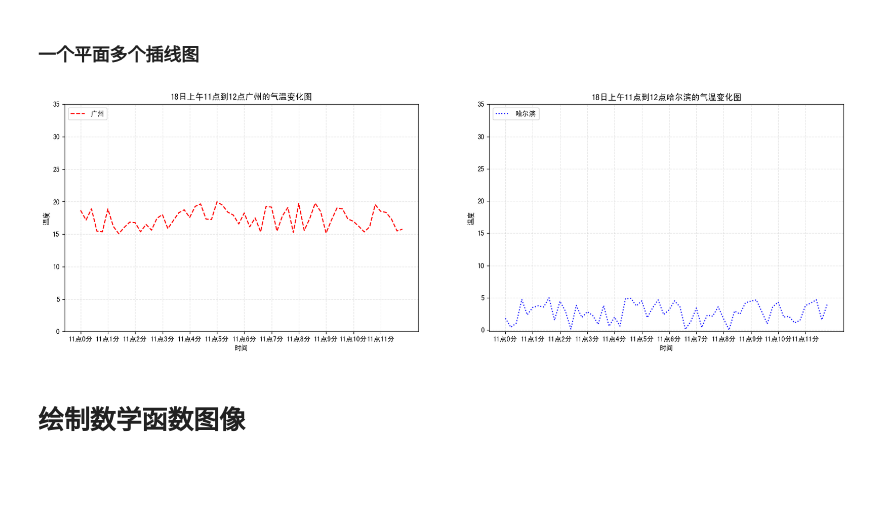
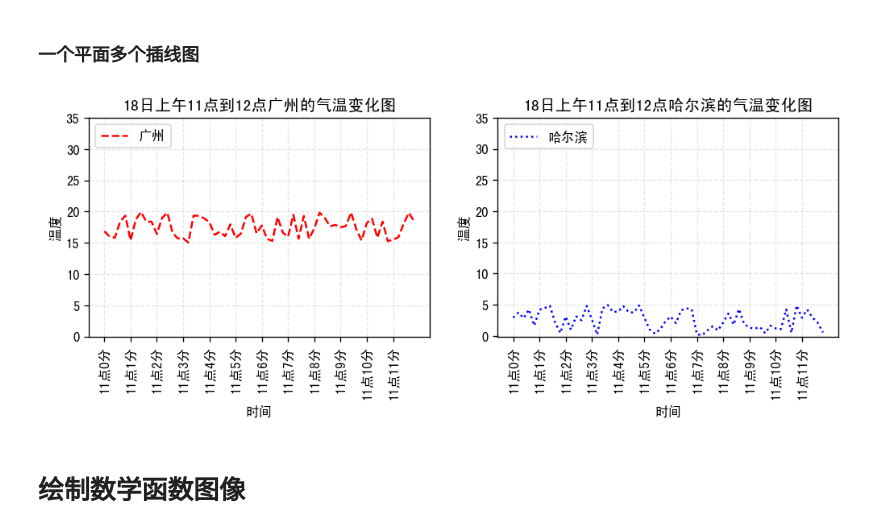
Before and after one commit to aemooooon/Data-Visualization, a Jupyter notebook: matplotlib.ipynb, the cells around one changed output. Saved outputs shown, nothing was run; the diff lists cells and outputs as text; code cells hidden in the pictures; blank space fills up the shorter version.

```diff
--- a/matplotlib.ipynb
+++ b/matplotlib.ipynb
@@ -90,37 +90,37 @@ x = range(60)
 y_guangzhou = [random.uniform(15,20) for i in x]
 y_haerbing = [random.uniform(0,5) for i in x]
 
-figure, axes = plt.subplots(nrows=1, ncols=2, figsize=(20,6), dpi=100)
+figure, axes = plt.subplots(nrows=1, ncols=2, figsize=(10,3), dpi=120)
 
 axes[0].plot(x, y_guangzhou, color='r', linestyle='--', label="广州")
 axes[1].plot(x, y_haerbing, color='b', linestyle=':', label="哈尔滨")
 
 x_label = ["11点{}分".format(i) for i in x]
 axes[0].set_xticks(x[::5])
-axes[0].set_xticklabels(x_label)
+axes[0].set_xticklabels(x_label, rotation=90)
 axes[0].set_yticks(range(0, 40, 5))
 
 axes[1].set_xticks(x[::5])
-axes[1].set_xticklabels(x_label)
+axes[1].set_xticklabels(x_label, rotation=90)
 axes[1].set_yticks(range(0, 40, 5))
 
 axes[0].grid(True, linestyle='--', alpha=0.3) # 网格属性
 axes[1].grid(True, linestyle='--', alpha=0.3)
 
 axes[0].set_xlabel("时间")
 axes[0].set_ylabel("温度")
 axes[0].set_title("18日上午11点到12点广州的气温变化图")
 
 axes[1].set_xlabel("时间")
 axes[1].set_ylabel("温度")
 axes[1].set_title("18日上午11点到12点哈尔滨的气温变化图")
 
 axes[0].legend(loc="upper left") # define inside of the plot function as label
 axes[1].legend(loc="upper left")
 
 plt.show()
 # %% [output]
-[figure, old version]
+[figure, new version]
 # %% [markdown]
 # 绘制数学函数图像
 # %%
```
Also changed, not shown: parts of 4 cells of this notebook, 13 other files.
